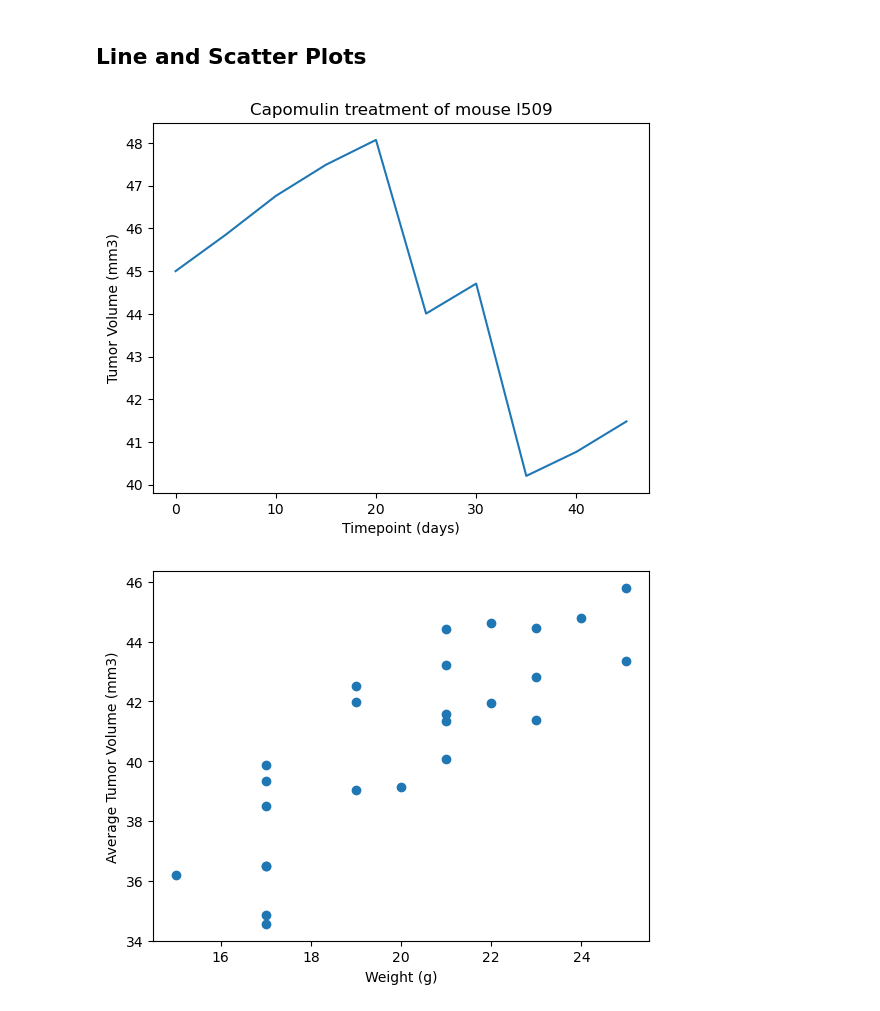
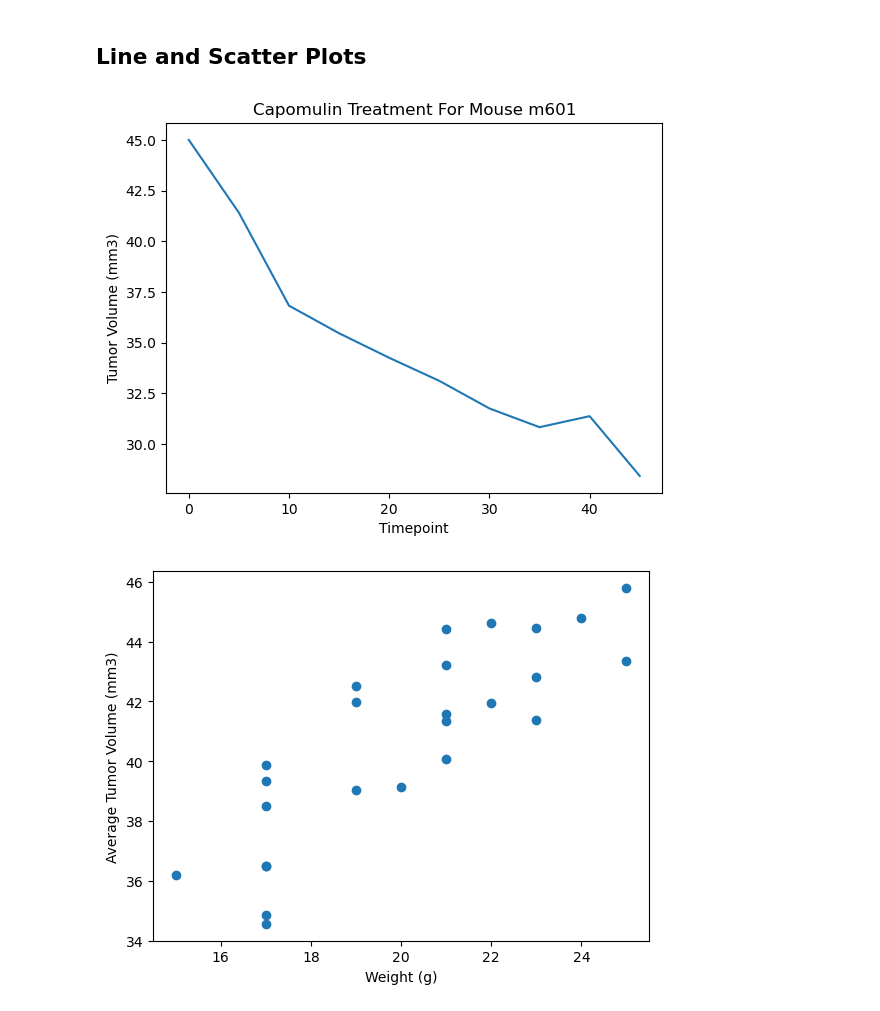
Before and after one commit to luisrodriguezror/challenge5, a Jupyter notebook: pymaceuticals_starter.ipynb, the cells around one changed output. Cells and saved outputs as stored; diff of their text form; code cells hidden in the pictures.

Commit message:
plotting

```diff
--- a/pymaceuticals_starter.ipynb
+++ b/pymaceuticals_starter.ipynb
@@ -244,8 +238,19 @@ Ceftamin's potential outliers: Series([], Name: Tumor Volume (mm3), dtype: float
 ## Line and Scatter Plots
 # %%
 # Generate a line plot of tumor volume vs. time point for a single mouse treated with Capomulin
+capomulin_info = mouse_df[mouse_df['Drug Regimen']=='Capomulin']
+
+mouse_data = capomulin_info[capomulin_info['Mouse ID']== 'm601']
+tumor_volume = mouse_data['Tumor Volume (mm3)']
+tp = mouse_data['Timepoint']
+
+plt.plot(tp,tumor_volume)
+plt.ylabel('Tumor Volume (mm3)')
+plt.xlabel('Timepoint')
+plt.title('Capomulin Treatment For Mouse m601')
+plt.show()
 # %% [output]
-[figure, old version]
+[figure, new version]
 # %%
 # Generate a scatter plot of mouse weight vs. the average observed tumor volume for the entire Capomulin regimen
 # %% [output]
```
Also changed, not shown: parts of 4 cells of this notebook.
